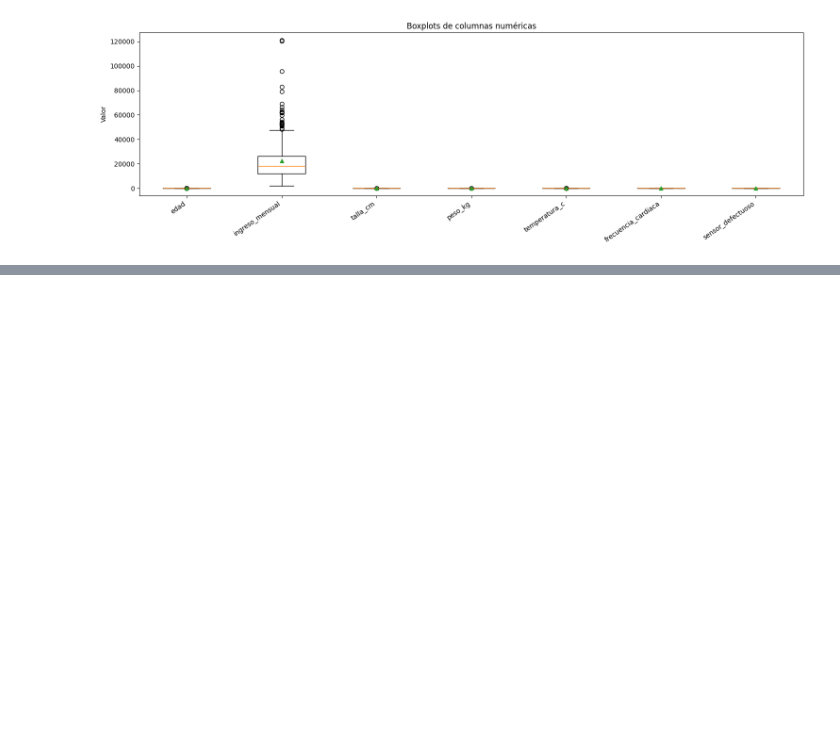
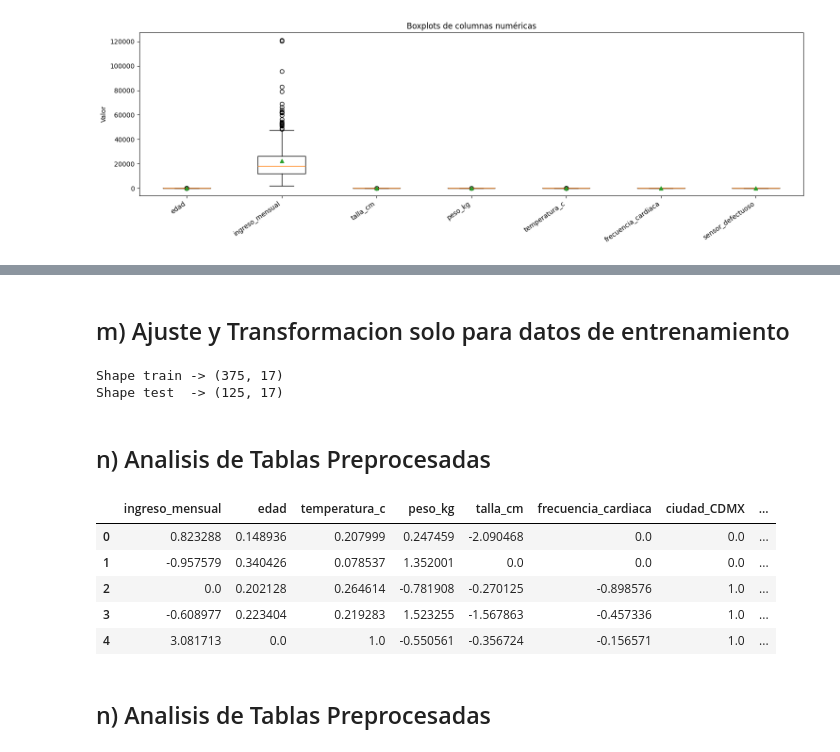
Before and after one commit to Angel751658/4.6-Data_Preprocessing, a Jupyter notebook: tarea-4.6.ipynb, the cells around one changed output, grey strips where cells are left out. Drawn from its saved outputs; the diff is of its cells as text; code cells hidden in the pictures; blank space fills up the shorter version.

```diff
--- a/tarea-4.6.ipynb
+++ b/tarea-4.6.ipynb
@@ -189,0 +339,3 @@ Columnas numéricas: ['edad', 'ingreso_mensual', 'talla_cm', 'peso_kg', 'tempera
+# %%
+cat_ohe_cols = ["ciudad","codigo_serie"]      # moda + OneHot
+cat_ord_cols = ["nivel","tipo_servicio"]        # moda + Ordinal
@@ -189,0 +404,54 @@ Columnas numéricas: ['edad', 'ingreso_mensual', 'talla_cm', 'peso_kg', 'tempera
+# %%
+# --- ColumnTransformer unificado ---
+preprocessor = ColumnTransformer(
+    transformers=[
+        ("num_med_rob", pipe_med_rob, num_med_rob_cols),
+        ("num_med_min", pipe_med_min, num_med_min_cols),
+        #("num_med_std", pipe_med_std, num_med_std_cols),
+        #("num_mean_rob",  pipe_mean_rob,  num_mean_rob_cols),
+        #("num_mean_min",  pipe_mean_min,  num_mean_min_cols),
+        ("num_mean_std",  pipe_mean_std,  num_mean_std_cols),
+
+        # Categóricos
+        ("cat_ohe",      pipe_cat_ohe,  cat_ohe_cols),
+        ("cat_ord",      pipe_cat_ord,  cat_ord_cols),
+
+        # Passthrough (sin preprocesar)
+        ("passthrough",  "passthrough", passthrough_cols),
+
+        # Drop explícito
+        ("drop_high_na", "drop",        drop_cols),
+    ],
+    verbose_feature_names_out=False
+)
+# %% [markdown]
+## m) Ajuste y Transformacion solo para datos de entrenamiento
+# %%
+# ---------- Ajuste y transformación ----------
+preprocessor.fit(X_train)
+
+X_train_proc = preprocessor.transform(X_train)
+X_test_proc  = preprocessor.transform(X_test)
+
+print("Shape train ->", X_train_proc.shape)
+print("Shape test  ->", X_test_proc.shape)
+# %% [output]
+Shape train -> (375, 17)
+Shape test  -> (125, 17)
+# %% [markdown]
+## n) Analisis de Tablas Preprocesadas
+# %%
+# Reconstruir DataFrame con nombres de columnas
+cols_out = preprocessor.get_feature_names_out()
+X_train_proc_df = pd.DataFrame(X_train_proc, columns=cols_out)
+X_test_proc_df = pd.DataFrame(X_test_proc, columns=cols_out)
+X_test_proc_df
+
+X_train_proc_df.head()
+# %% [output]
+|  | ingreso_mensual | edad | temperatura_c | peso_kg | talla_cm | frecuencia_cardiaca | ciudad_CDMX | ... |
+| 0 | 0.823288 | 0.148936 | 0.207999 | 0.247459 | -2.090468 | 0.0 | 0.0 | ... |
+| 1 | -0.957579 | 0.340426 | 0.078537 | 1.352001 | 0.0 | 0.0 | 0.0 | ... |
+| 2 | 0.0 | 0.202128 | 0.264614 | -0.781908 | -0.270125 | -0.898576 | 1.0 | ... |
+| 3 | -0.608977 | 0.223404 | 0.219283 | 1.523255 | -1.567863 | -0.457336 | 1.0 | ... |
+| 4 | 3.081713 | 0.0 | 1.0 | -0.550561 | -0.356724 | -0.156571 | 1.0 | ... |
@@ -189,0 +461,2 @@ Columnas numéricas: ['edad', 'ingreso_mensual', 'talla_cm', 'peso_kg', 'tempera
+# %% [markdown]
+## n) Analisis de Tablas Preprocesadas
```
Also changed, not shown: parts of 24 cells of this notebook, 8 other files.
